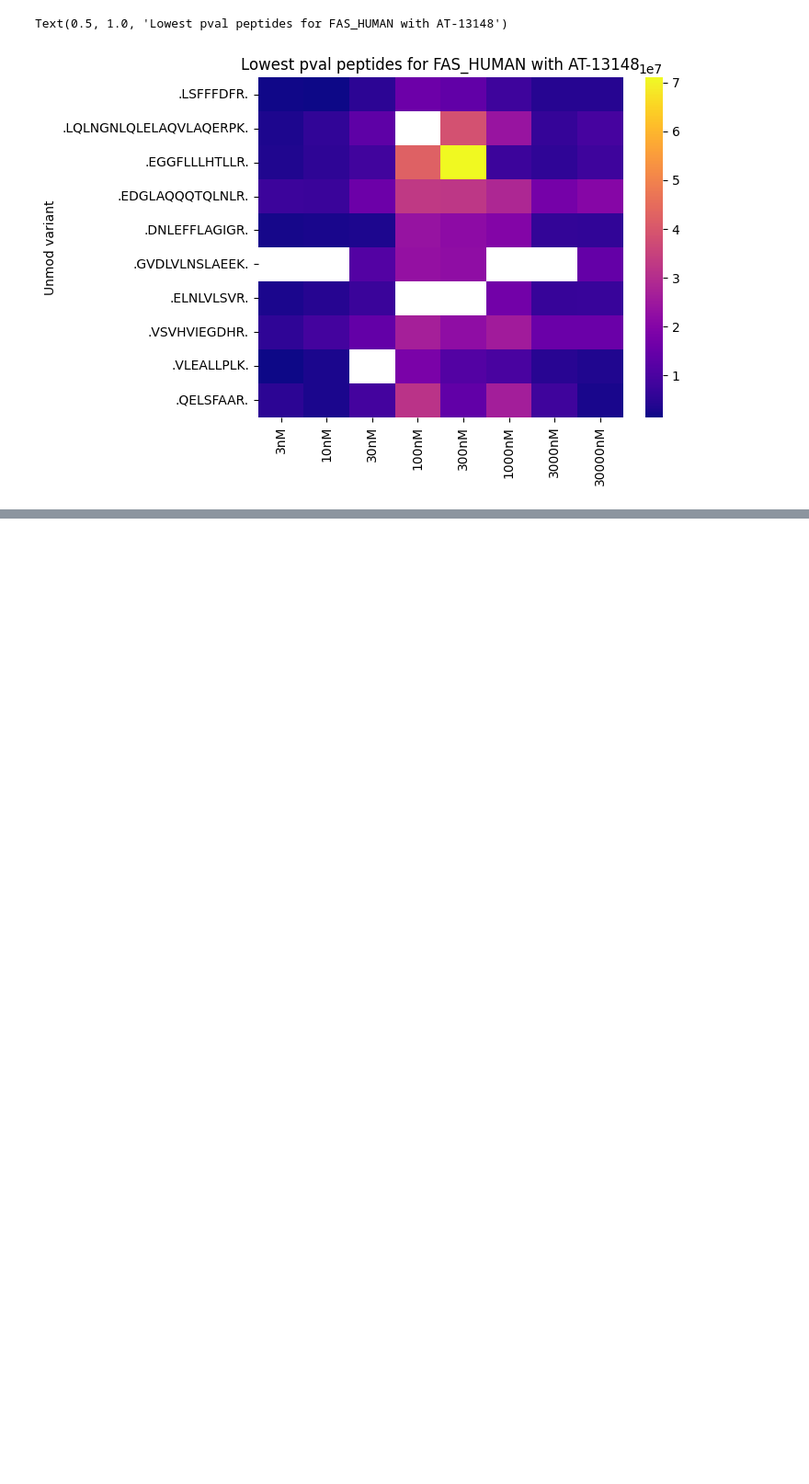
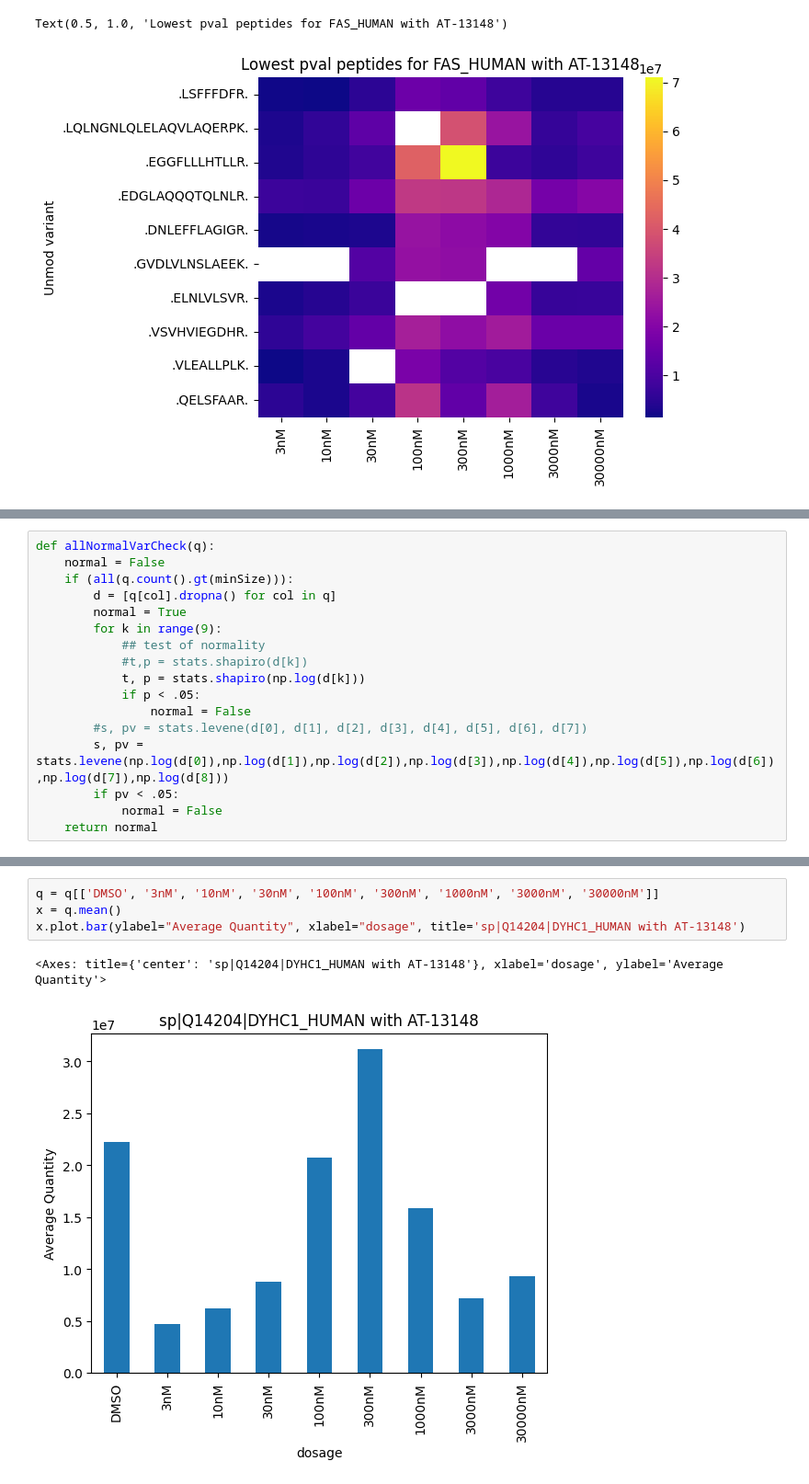
Before and after one commit to amber3536/Drug-evaluation, a Jupyter notebook: Drug_eval.ipynb, the cells around one changed output, grey strips where cells are left out. Shown at 92% size. Drawn from its saved outputs; the diff is of its cells as text; blank space fills up the shorter version.

```diff
--- a/Drug_eval.ipynb
+++ b/Drug_eval.ipynb
@@ -299,0 +342,17 @@ Text(0.5, 1.0, 'Lowest pval peptides for DYHC1_HUMAN with Alectinib')
+# %%
+def allNormalVarCheck(q):
+    normal = False
+    if (all(q.count().gt(minSize))):
+        d = [q[col].dropna() for col in q]
+        normal = True
+        for k in range(9):
+            ## test of normality
+            #t,p = stats.shapiro(d[k])
+            t, p = stats.shapiro(np.log(d[k]))
+            if p < .05:
+                normal = False
+        #s, pv = stats.levene(d[0], d[1], d[2], d[3], d[4], d[5], d[6], d[7])
+        s, pv = stats.levene(np.log(d[0]),np.log(d[1]),np.log(d[2]),np.log(d[3]),np.log(d[4]),np.log(d[5]),np.log(d[6]),np.log(d[7]),np.log(d[8]))
+        if pv < .05:
+            normal = False
+    return normal
@@ -299,0 +446,7 @@ Text(0.5, 1.0, 'Lowest pval peptides for DYHC1_HUMAN with Alectinib')
+# %%
+q = q[['DMSO', '3nM', '10nM', '30nM', '100nM', '300nM', '1000nM', '3000nM', '30000nM']]
+x = q.mean()
+x.plot.bar(ylabel="Average Quantity", xlabel="dosage", title='sp|Q14204|DYHC1_HUMAN with AT-13148')
+# %% [output]
+<Axes: title={'center': 'sp|Q14204|DYHC1_HUMAN with AT-13148'}, xlabel='dosage', ylabel='Average Quantity'>
+[figure, added]
```
Also changed, not shown: parts of 51 cells of this notebook.
